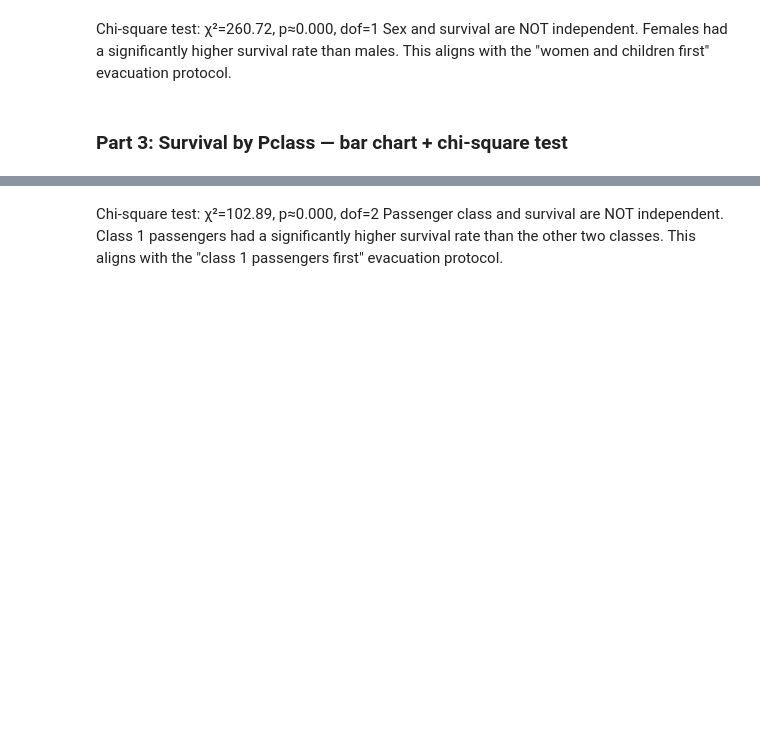
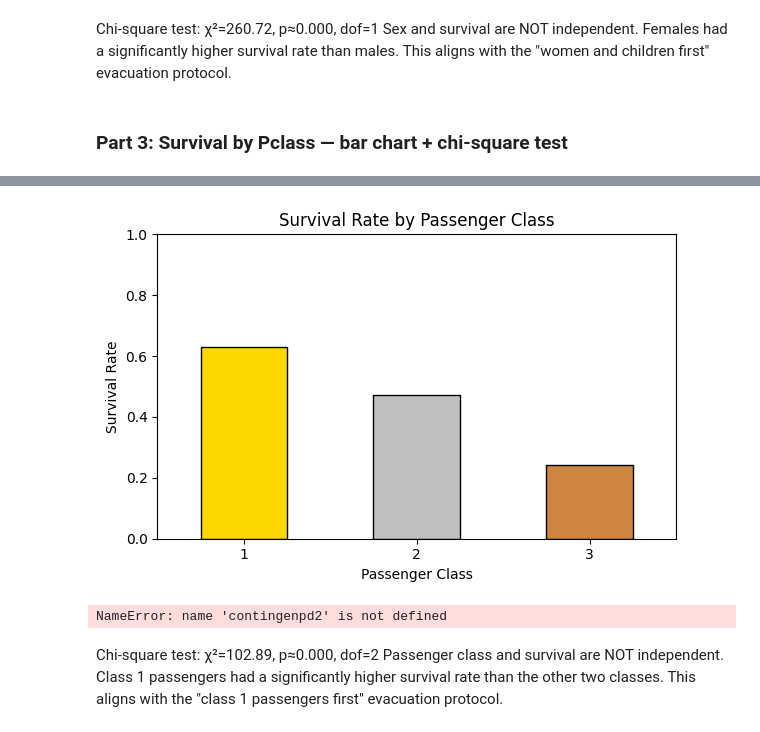
Before and after one commit to Thunder-Bird-007/titanic-survival-analysis, a Jupyter notebook: notebooks/analysis.ipynb, the cells around one changed output, grey strips where cells are left out. Drawn from its saved outputs; the diff is of its cells as text; code cells hidden in the pictures; blank space fills up the shorter version.

Commit message:
Update survival_by_pclass.png with new visual data representation

```diff
--- a/notebooks/analysis.ipynb
+++ b/notebooks/analysis.ipynb
@@ -65,22 +104,26 @@ print(survival_by_pclass)
 # %%
 plt.figure(figsize=(6,4))
-survival_by_pclass.plot(kind='bar', color=['salmon', 'steelblue', 'lightgreen'], edgecolor='black')
+survival_by_pclass.plot(kind='bar', color=['gold', 'silver', 'peru'], edgecolor='black')
 plt.title('Survival Rate by Passenger Class')
 plt.xlabel('Passenger Class')
 plt.ylabel('Survival Rate')
 plt.xticks(rotation=0)
 plt.ylim(0,1)
 plt.tight_layout()
 plt.savefig('../visuals/survival_by_pclass.png', dpi=150, bbox_inches='tight')
 plt.show()
+# %% [output]
+[figure, added]
 # %%
-contingency = pd.crosstab(df['Pclass'], df['Survived'])
-print(contingency)
+contingency2 = pd.crosstab(df['Pclass'], df['Survived'])
+print(contingenpd2)
 
-chi2, p, dof, expected = stats.chi2_contingency(contingency)
+chi2, p, dof, expected = stats.chi2_contingency(contingency2)
 print(f"chi2 stat : {chi2:.2f}")
 print(f"p-value : {p:.4f}")
 print(f"degrees of freedom : {dof}")
+# %% [output]
+NameError: name 'contingenpd2' is not defined
 # %%
 if (p<0.05):
         print("Passenger Class and survival are significantly associated.")
```
Also changed, not shown: parts of 7 cells of this notebook, 1 other file.
